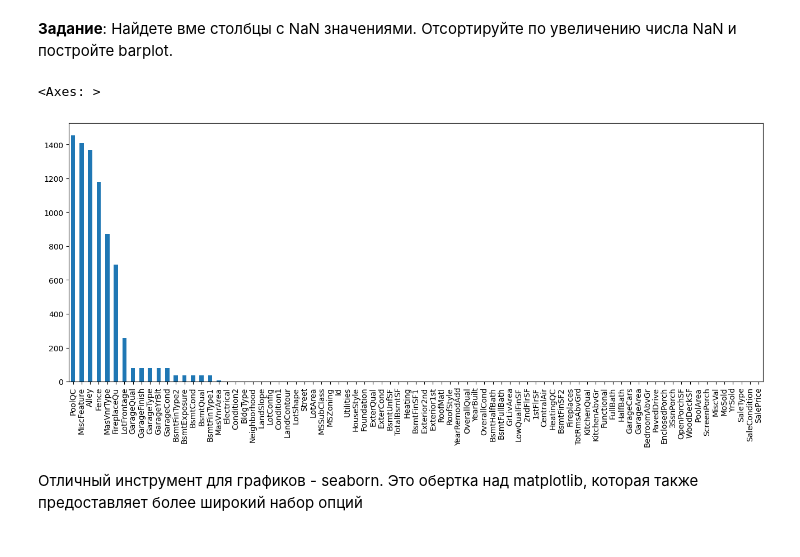
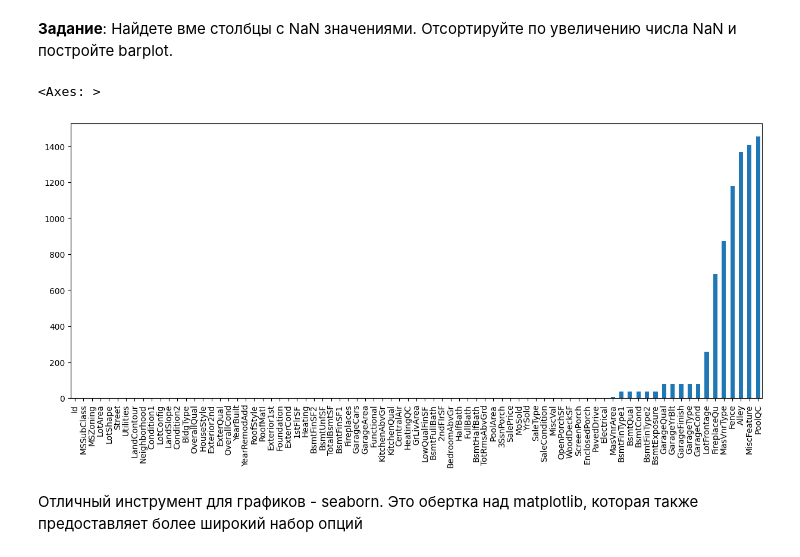
Before and after one commit to romplle/spbu-ai-fundamentals, a Jupyter notebook: practicum_1/practicum_1.ipynb, the cells around one changed output. Cells and saved outputs as stored; diff of their text form; code cells hidden in the pictures.

```diff
--- a/practicum_1/practicum_1.ipynb
+++ b/practicum_1/practicum_1.ipynb
@@ -1706,10 +1706,10 @@ df_csv['KitchenQual'].value_counts().plot.bar(figsize=(12, 6))
 **Задание**:
 Найдете вме столбцы с  NaN значениями. Отсортируйте по увеличению числа NaN и постройте barplot.
 # %%
-df_csv.isna().sum().sort_values(ascending=False).plot.bar(figsize=(16, 6))
+df_csv.isna().sum().sort_values().plot.bar(figsize=(15, 6))
 # %% [output]
 <Axes: >
-[figure, old version]
+[figure, new version]
 # %% [markdown]
 Отличный инструмент для графиков  - seaborn. Это обертка над matplotlib, которая также предоставляет более широкий набор опций
 # %%
```
Also changed, not shown: parts of 1 cell of this notebook.
